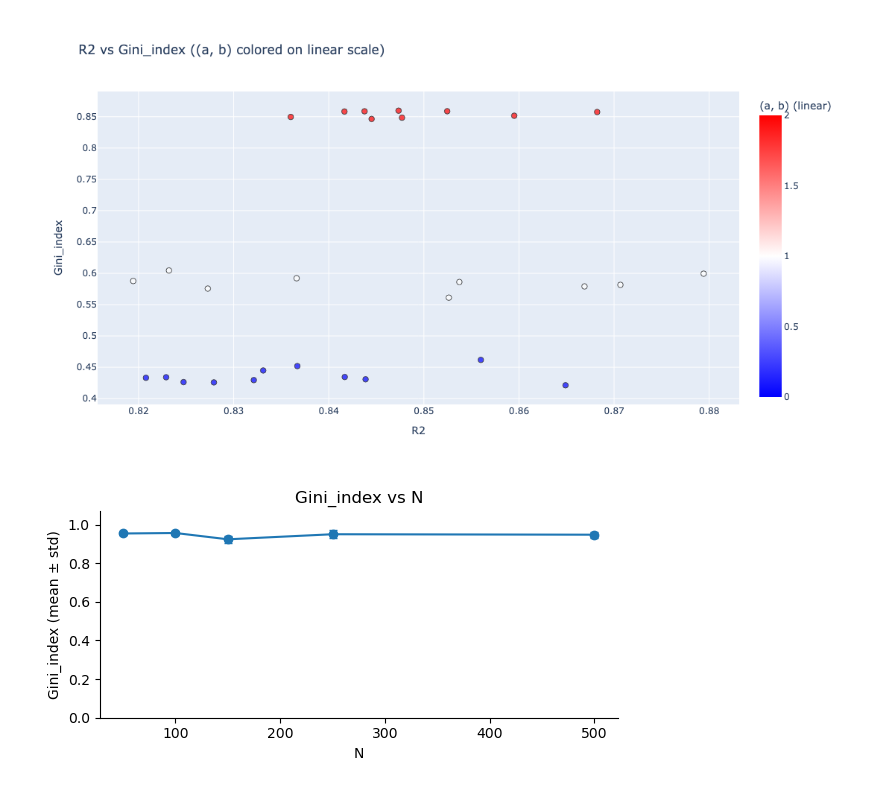
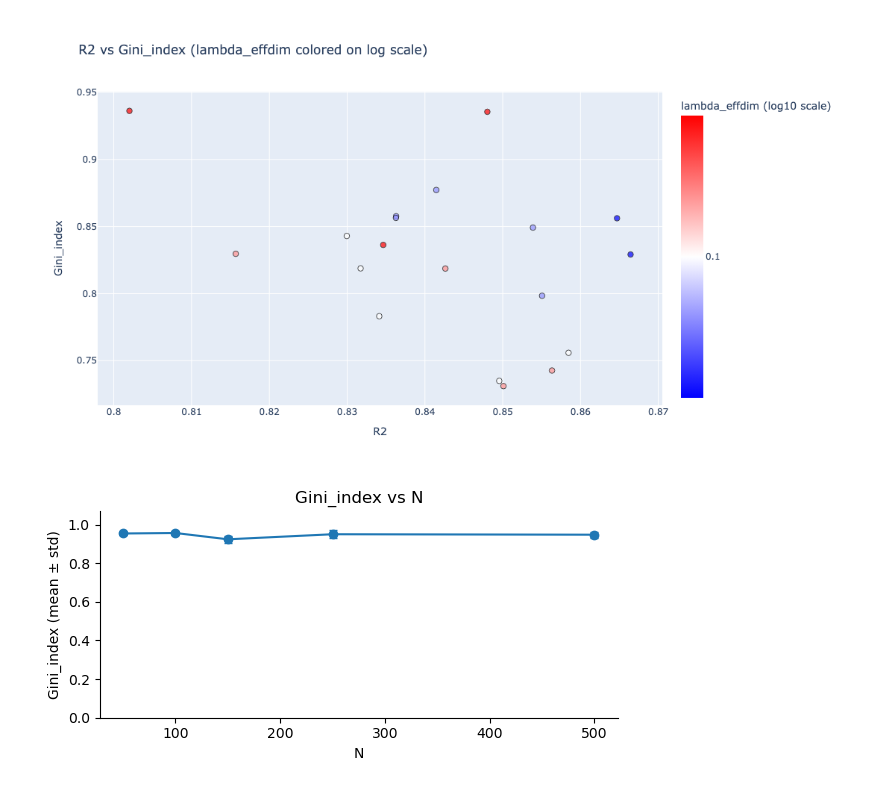
Before and after one commit to engellab/trainRNNbrain, a Jupyter notebook: jupyter/RNNs statistics.ipynb, the cells around one changed output. Saved outputs shown, nothing was run; the diff lists cells and outputs as text; code cells hidden in the pictures.

```diff
--- a/jupyter/RNNs statistics.ipynb
+++ b/jupyter/RNNs statistics.ipynb
@@ -91,14 +91,14 @@ def gini_evenness(w: np.ndarray) -> float:
     return 1.0 - (G / Gmax)
 # %%
 # --- inputs ---
-root = Path('/Users/tolmach/Documents/GitHub/trainRNNbrain/data/trained_RNNs/CDDM_LogSumExpTau01LambdaSM_abSweepAdditivePenalty-dc053e2_BaseTrainer')
+root = Path('/Users/tolmach/Documents/GitHub/trainRNNbrain/data/trained_RNNs/CDDM_SparsitySMagEffDimLambdaSweepMI30000-d7ae64_BaseTrainer')
 tz = ZoneInfo("America/New_York")  # your timezone
 
 # --- cutoff: today at 2 pm local time ---
 # today_local = datetime.now(tz).date()
 # print(today_local)
 cutoff_dt_low = datetime.combine(datetime.strptime("2025-10-13", "%Y-%m-%d").date(), time(20, 0, 0), tzinfo=tz)
-cutoff_dt_high = datetime.combine(datetime.strptime("2026-10-30", "%Y-%m-%d").date(), time(0, 0, 0), tzinfo=tz)
+cutoff_dt_high = datetime.combine(datetime.strptime("2026-12-30", "%Y-%m-%d").date(), time(0, 0, 0), tzinfo=tz)
 
 subfolders = [p for p in root.iterdir() if p.is_dir()]
 
@@ -195,5 +195,5 @@ Found 29 subfolders created on/after 2025-10-13 20:00:00-04:00 and before 2026-1
 # %%
-consolidated_data['(a, b)'] = list(zip(consolidated_data["sm_args.alpha"], consolidated_data["sm_args.beta"]))
+# consolidated_data['(a, b)'] = list(zip(consolidated_data["sm_args.alpha"], consolidated_data["sm_args.beta"]))
 # %%
 print(consolidated_data.columns)
 # %% [output]
@@ -262,11 +245,11 @@ import numpy as np, pandas as pd, plotly.express as px
 df = pd.DataFrame(consolidated_data)
 df["R2"] = df["folder"].str.extract(r"^([0-9\.]+)").astype(float)
 df = df.drop(columns=["folder"])
-df = df[df["R2"] > 0.75]
+df = df[df["R2"] > 0.5]
 
 # column = "sm_args.q"          # the column to color by
-column = "(a, b)"
-scale  = "linear"     # or "log"
+column = "lambda_effdim"
+scale  = "log"     # or "log"
 
 # --- ensure numeric column (encode non-numeric) ---
 if not np.issubdtype(df[column].dtype, np.number):
@@ -295,34 +278,34 @@ else:
     tickvals, ticktext = None, None
     cbar_title = f"{column} (linear)"
 
 # --- midpoint & range in the SAME space as color_col ---
 cmin, cmax = float(df[color_col].min()), float(df[color_col].max())
 cmid = 0.5 * (cmin + cmax)
 
 bwr_scale = [(0, "blue"), (0.5, "white"), (1, "red")]  # keep your palette
 
 x_label, y_label = "R2", "Gini_index"
 fig = px.scatter(
     df,
     x=x_label, y=y_label,
     color=color_col,
     color_continuous_scale=bwr_scale,
     color_continuous_midpoint=cmid,
     range_color=(cmin, cmax),
     hover_data=df.columns,
     title=f"{x_label} vs {y_label} ({column} colored on {scale} scale)"
 )
 
 x = 1.5
 fig.update_layout(
     autosize=False, width=500 * x, height=400 * x,
     coloraxis_colorbar=dict(title=cbar_title, tickvals=tickvals, ticktext=ticktext)
 )
 fig.update_traces(marker=dict(opacity=0.7, size=5 * x, line=dict(width=1, color="black")))
 fig.write_image(f"statistics_{x_label}_vs_{y_label}_SE.svg")
 fig.show()
 # %% [output]
-[figure, old version]
+[figure, new version]
 # %%
 for col in ['Gini_index', 'meanA', 'tVar', 'mWout', 'mWinp', 'mWrec_exc', 'mWrec_inh', 'R2']:
     g = df.groupby('N')[col].agg(['mean','var','count']).reset_index().sort_values('N')
```
Also changed, not shown: parts of 4 cells of this notebook, 1 other file.
